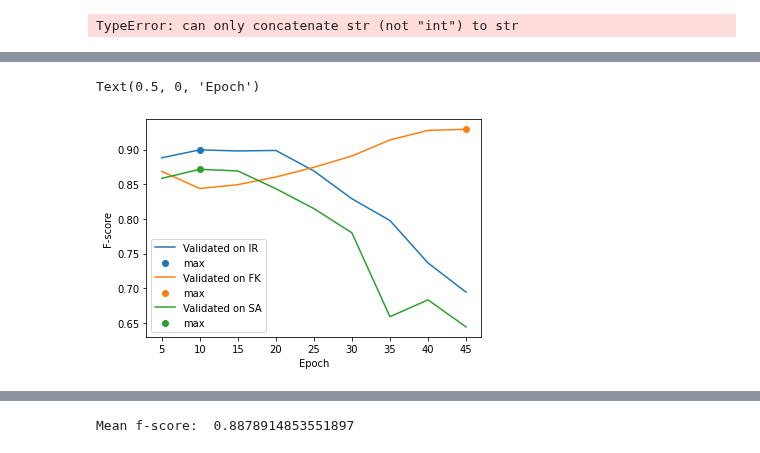
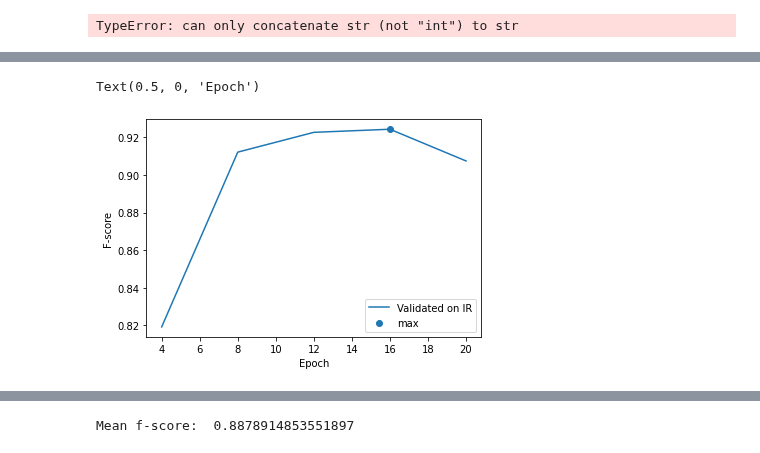
Before and after one commit to SimonFalk/beyondPianoRoll, a Jupyter notebook: flow.ipynb, the cells around one changed output, grey strips where cells are left out. Saved outputs shown, nothing was run; the diff lists cells and outputs as text; code cells hidden in the pictures.

Commit message:
training and analysis

```diff
--- a/flow.ipynb
+++ b/flow.ipynb
@@ -299,17 +308,17 @@ def compute_steps(idx, bs):
     return np.sum(steps_per_song)
 # %%
 # Hyperparameters and modes
-datasets = "threefold"
+datasets = "refinedTot"
 continue_run = False
 training_mode = "all" # REMEMBER TO CHANGE
-check_at_epoch = 5
+check_at_epoch = 4
 
 custom_model = False
 
 save = True # REMEMBER TO CHANGE
  # REMEMBER TO CHANGE
-save_path = "results/cnn-training-230127a/" # TODO - automatically
-n_epochs = 50 # REMEMBER TO CHANGE
+save_path = "results/cnn-training-230202t/" # TODO - automatically
+n_epochs = 20 # REMEMBER TO CHANGE
 learning_r = 0.001
 bs = 256
 steps_per_epoch = int(np.sum(np.array([len(f) for f in mm_proc_frames])[folds[0][0]]-2*CONTEXT-1)/bs)
@@ -675,8 +648,9 @@ INFO:tensorflow:Assets written to: results/cnn-training-230127a/fold_2_threefold
 # %%
-with open("results/cnn-training-230127a/fold_2_threefold-seq-50eps-lr0.0010-standard_history.pickle", "rb") as f:
+
+
+with open("results/cnn-training-230127a/fold_1_threefold-seq-50eps-lr0.0010-standard_history.pickle", "rb") as f:
     history = pickle.load(f)
 
-plt.plot(history['wbce'])
-plt.plot(history['val_wbce'])
-plt.legend(["Training", "Validation"])
+plt.plot(history["wbce"])
+plt.plot(history["val_wbce"])
 # %% [output]
@@ -685,15 +667,18 @@ plt.legend(["Training", "Validation"])
 # %%
 TOL = 0.025
-epochs = np.arange(check_at_epoch, n_epochs, check_at_epoch) #np.arange(20,520,20)
+#epochs = np.arange(check_at_epoch, n_epochs, check_at_epoch)
+epochs = np.arange(10,60,10)
 score_at_ep = np.zeros((len(folds), len(audios), len(epochs), 3))
 peakss = []
 outs = []
-base_path = "results/cnn-training-230127/"
-model_name = "full-seq-50eps-lr0.0010-standard"
+base_path = "results/cnn-training-230127a/"
+model_name = "threefold-seq-50eps-lr0.0010-standard"
+
 
 for fold_i, (train_idx, test_idx) in enumerate(folds):
     print("Fold ", str(fold_i))
-    model = tf.keras.models.load_model(base_path + 'fold_{}_{}_model'.format(0, model_name), custom_objects = {"wbce": wbce})
+    #model = tf.keras.models.load_model("results/cnn-training-230202/fold_0_indiv-seq-10eps-lr0.0010-standard_model", custom_objects = {"wbce": wbce})
+    model = tf.keras.models.load_model(base_path + 'fold_{}_{}_model'.format(fold_i, model_name), custom_objects = {"wbce": wbce})
     for r in test_idx:
         #r = 38
         #rec_name = "datasets/extra/HahnGiguePartita2.mp3"
@@ -706,7 +691,8 @@ for fold_i, (train_idx, test_idx) in enumerate(folds):
         y = onset_schedules[r]
 
         for cp_i, epoch in enumerate(epochs):
-            model.load_weights(save_path + 'fold_{}_{}'.format(fold_i,training_name)+"_cp_{:04d}.ckpt".format(epoch))
+            # REMEMBER TO UNCOMMENT
+            model.load_weights(base_path + 'fold_{}_{}'.format(fold_i,model_name)+"_cp_{:04d}.ckpt".format(epoch))
             out = model.predict(x)
             outs.append(out)
             peaks = madmom.features.onsets.peak_picking(
@@ -749,13 +719,17 @@ WARNING:tensorflow:Value in checkpoint could not be found in the restored object
+# %%
+with open("results/computed-230202/trainrec-evalrec-10eps-score.pkl", "rb") as f:
+    score_at_ep = pickle.load(f)
 # %%
 fold_i = 0
 metric = 0
-for fold_i in [0,1,2]:
+
+for fold_i in range(len(folds)):
     y = np.sum(score_at_ep[fold_i,:,:,metric], axis=0)/(len(test_idx))
     plt.plot(epochs, y)
     plt.scatter(epochs[np.argmax(y)], np.max(y))
 plt.legend(["Validated on IR","max","Validated on FK","max","Validated on SA","max"])
 plt.ylabel("F-score")
 plt.xlabel("Epoch")
 # %% [output]
 Text(0.5, 0, 'Epoch')
-[figure, old version]
+[figure, new version]
```
Also changed, not shown: parts of 12 cells of this notebook.
